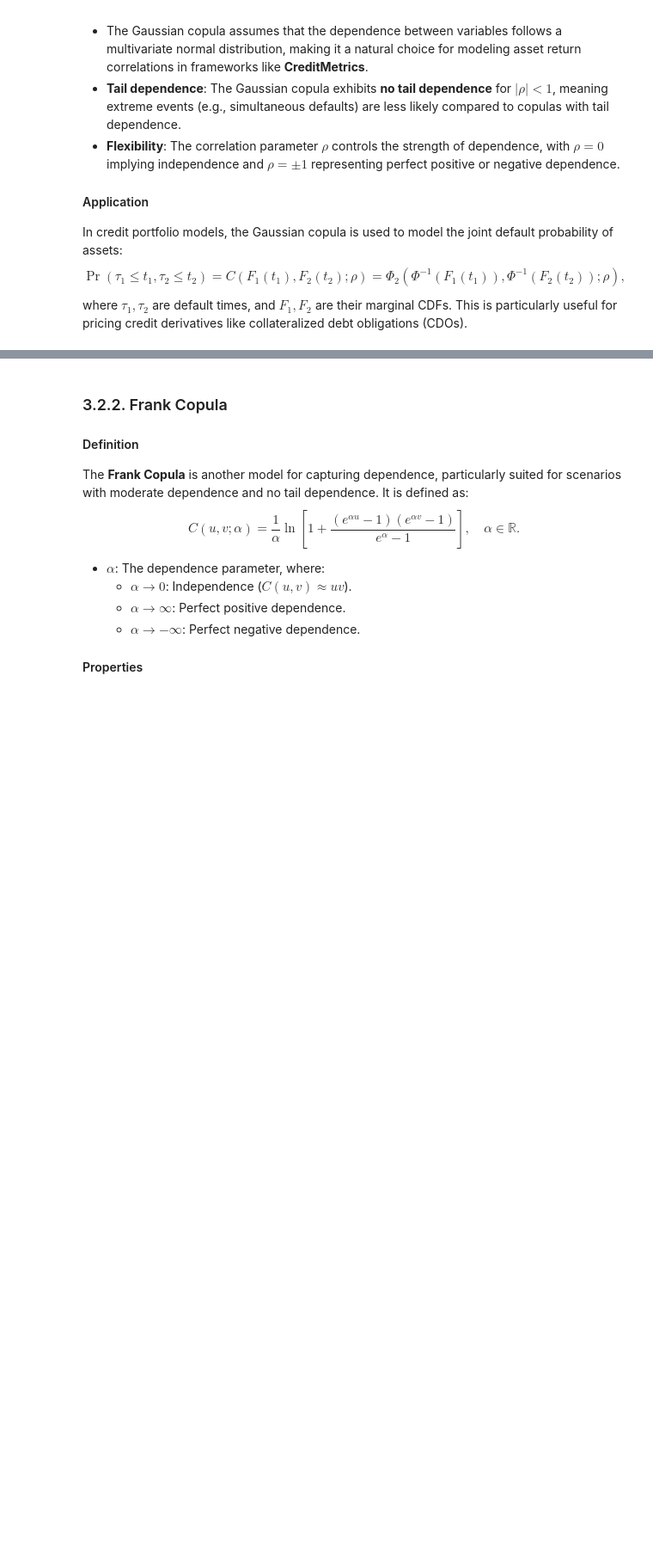
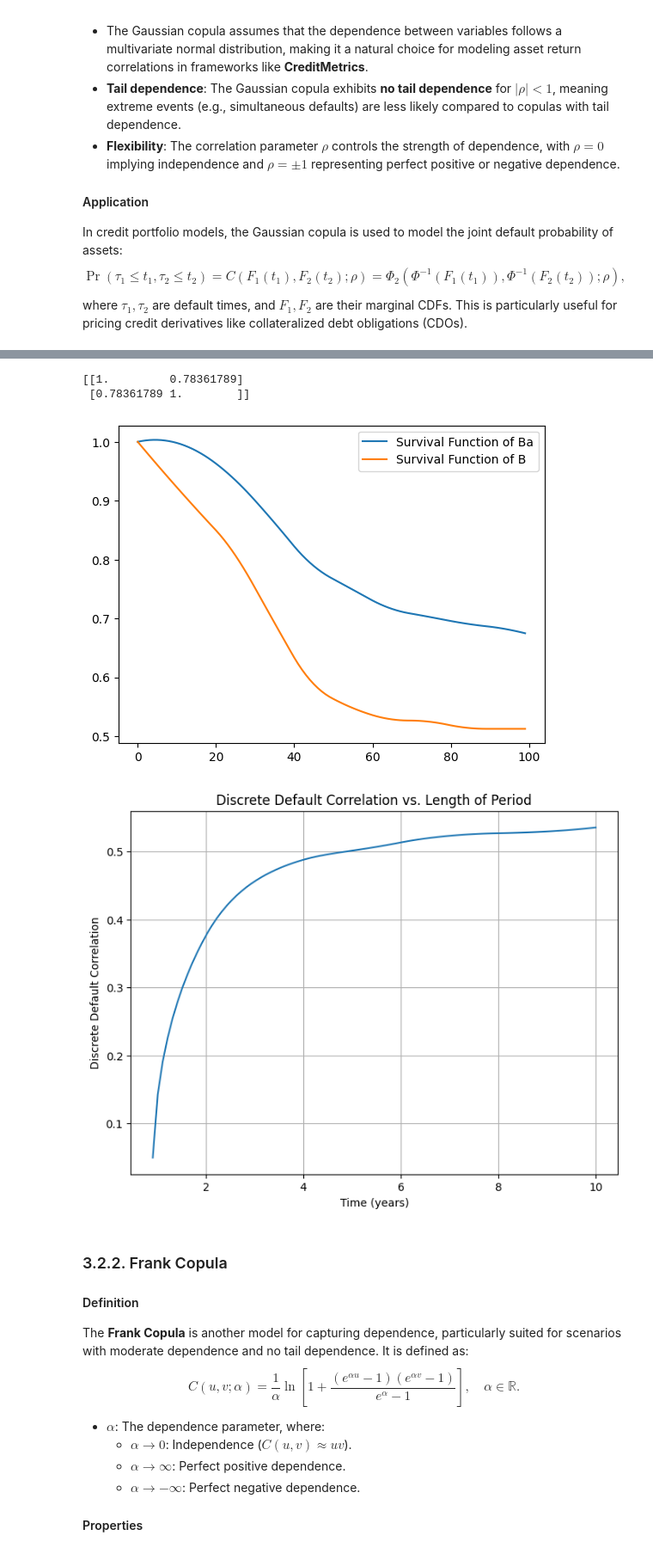
Before and after one commit to khanhtrinh2003/ISFA-Project, a Jupyter notebook: isfa_qrm/isfa_qrm_copula.ipynb, the cells around one changed output, grey strips where cells are left out. Shown at 86% size. Cells and saved outputs as stored; diff of their text form; code cells hidden in the pictures; blank space fills up the shorter version.

```diff
--- a/isfa_qrm/isfa_qrm_copula.ipynb
+++ b/isfa_qrm/isfa_qrm_copula.ipynb
@@ -686,3 +685,10 @@ illustration_1("Ba","B",0.2,10,100,method="average")
+# %%
+illustration_1("Ba","B",10,100,method="traditional")
+# %% [output]
+[[1.         0.78361789]
+ [0.78361789 1.        ]]
+[figure, added]
+[figure, added]
 # %% [markdown]
 
 
```
Also changed, not shown: parts of 7 cells of this notebook.
